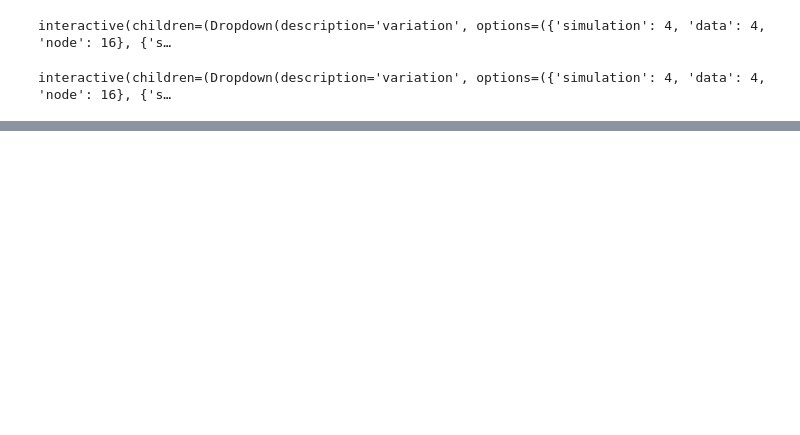
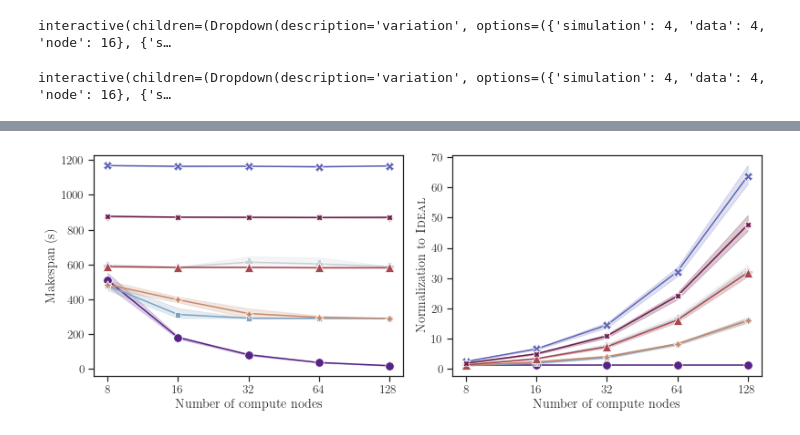
Before and after one commit to Analytics4MD/insitu-ensemble-simulator, a Jupyter notebook: analysis/plot.ipynb, the cells around one changed output, grey strips where cells are left out. Cells and saved outputs as stored; diff of their text form; code cells hidden in the pictures; blank space fills up the shorter version.

Commit message:
Update visualization notebook

```diff
--- a/analysis/plot.ipynb
+++ b/analysis/plot.ipynb
@@ -169,0 +158,20 @@ plt.savefig('simulation.pdf', bbox_inches='tight', dpi=12000)
+# %%
+scenario_rename_dict = {'ideal':'\\textsc{Ideal}',
+                        'transit':'\\textsc{In-transit}',
+                        'increasing0.25':'\\textsc{Increasing-25\%}',
+                        'increasing0.5':'\\textsc{Increasing-50\%}',
+                        'increasing0.75':'\\textsc{Increasing-75\%}',
+                        'decreasing0.25':'\\textsc{Decreasing-25\%}',
+                        'decreasing0.5':'\\textsc{Decreasing-50\%}',
+                        'decreasing0.75':'\\textsc{Decreasing-75\%}'}
+xlabel_rename_dict = {'analysis':'Number of analyses per simulation',
+                        'simulation':'Number of simulations',
+                        'data':'Data size (GB)',
+                        'node':'Number of compute nodes'}
+ylabel_rename_dict = {'time':'Makespan (s)',
+                        'ideal-normalization':'Normalization to \\textsc{Ideal}',
+                        'model-normalization':'Normalization to \\textsc{Co-alloc}'}
+new_csv = "./data_new.csv"
+new_df = pd.read_csv(new_csv, comment='#')
+new_df['ratio'] = new_df['time'] / new_df['model']
+new_df
@@ -169,0 +192,56 @@ plt.savefig('simulation.pdf', bbox_inches='tight', dpi=12000)
+# %%
+variations = [{'simulation':4, 'data':4, 'node':16}, {'simulation':4, 'data':4, 'analysis':4}, {'simulation':4, 'analysis':4, 'node':16}, {'data':4, 'analysis':4, 'node':64}]
+parameters = ['simulation', 'analysis', 'data', 'node']
+scenarios = ['ideal', 'transit', 'increasing0.25', 'increasing0.5', 'increasing0.75', 'decreasing0.25', 'decreasing0.5', 'decreasing0.75']
+heuristics = ['model-model', 'model-even', 'even-model', 'even-even']
+palette = 'twilight_shifted'
+# palette = sns.color_palette('twilight_shifted', 4)
+
+
+# sns.set_palette("twilight_shifted")
+# sns.set(font_scale = 1.6)
+# sns.set_style("ticks")
+# sns.set_context(rc = {'lines.markersize': 12})
+# plt.rcParams.update({
+#     "text.usetex": True,
+#     "font.family": "Computer Modern Typewriter",
+#     # "figure.figsize": (9,5)
+# })
+# @interact(variation=variations, heuristic=heuristics)
+def plot(variation,heuristic):
+    condition = pd.Series(np.full(new_df.shape[0], True, dtype=bool))
+    for key,value in variation.items():
+        condition &= (new_df[key]==value)
+    # condition &= (data_df['heuristic'] == 'model_model')
+    condition &= (new_df['heuristic'] == heuristic)
+    sub_df = new_df[condition]
+    sub_df['scenario'].replace(scenario_rename_dict, inplace=True)
+    # print(sub_df)
+    variable = list(set(parameters) - set(variation.keys()))[0]
+    fig, axes = plt.subplots(nrows=1, ncols=2, figsize=(11,4), constrained_layout=True)
+    ax1 = sns.lineplot(x=variable, y='time', hue='scenario', style='scenario', data=sub_df, markers=True, ax=axes[0], dashes=False, palette=palette)
+    ax1.set_xscale("log", base=2)
+    ax1.get_xaxis().set_major_formatter(tck.FuncFormatter(lambda x, _: '%.0f'%x))
+    ax2 = sns.lineplot(x=variable, y='ideal-normalization', hue='scenario', style='scenario', data=sub_df, markers=True, ax=axes[1], dashes=False, palette=palette)
+    ax2.set_xscale("log", base=2)
+    ax2.get_xaxis().set_major_formatter(tck.FuncFormatter(lambda x, _: '%.0f'%x))
+    plt_name = ax1.get_xlabel()
+    ax1.set_xlabel(xlabel_rename_dict[ax1.get_xlabel()])
+    ax1.set_ylabel(ylabel_rename_dict[ax1.get_ylabel()])
+    ax2.set_xlabel(xlabel_rename_dict[ax2.get_xlabel()])
+    ax2.set_ylabel(ylabel_rename_dict[ax2.get_ylabel()])
+    # ax3 = sns.lineplot(x=variable, y='ratio', hue='scenario', style='scenario', data=sub_df, markers=True, ax=axes[2], dashes=False)
+    # ax3.set_xscale("log", base=2)
+    # ax3.get_xaxis().set_major_formatter(tck.FuncFormatter(lambda x, _: '%.0f'%x))
+    # ax3.legend_.set_title("")
+    ax1.legend_.set_title("")
+    ax2.legend_.set_title("")
+    axes[0].legend().set_visible(False)
+    axes[1].legend().set_visible(False)
+    # ax1.set_xticks([1,2,4,8,16,32])
+    # ax2.set_xticks([1,2,4,8,16,32])
+    handles, labels = axes[1].get_legend_handles_labels()
+    # fig.legend(handles, labels, bbox_to_anchor=(1, 1.2), borderaxespad=0, ncol=4)
+    plt.savefig(plt_name + '.pdf', bbox_inches='tight', dpi=12000)
+plot(variations[1],heuristics[0])
+# %% [output]
@@ -169,0 +252 @@ plt.savefig('simulation.pdf', bbox_inches='tight', dpi=12000)
+[figure, added]
```
Also changed, not shown: parts of 20 cells of this notebook.
